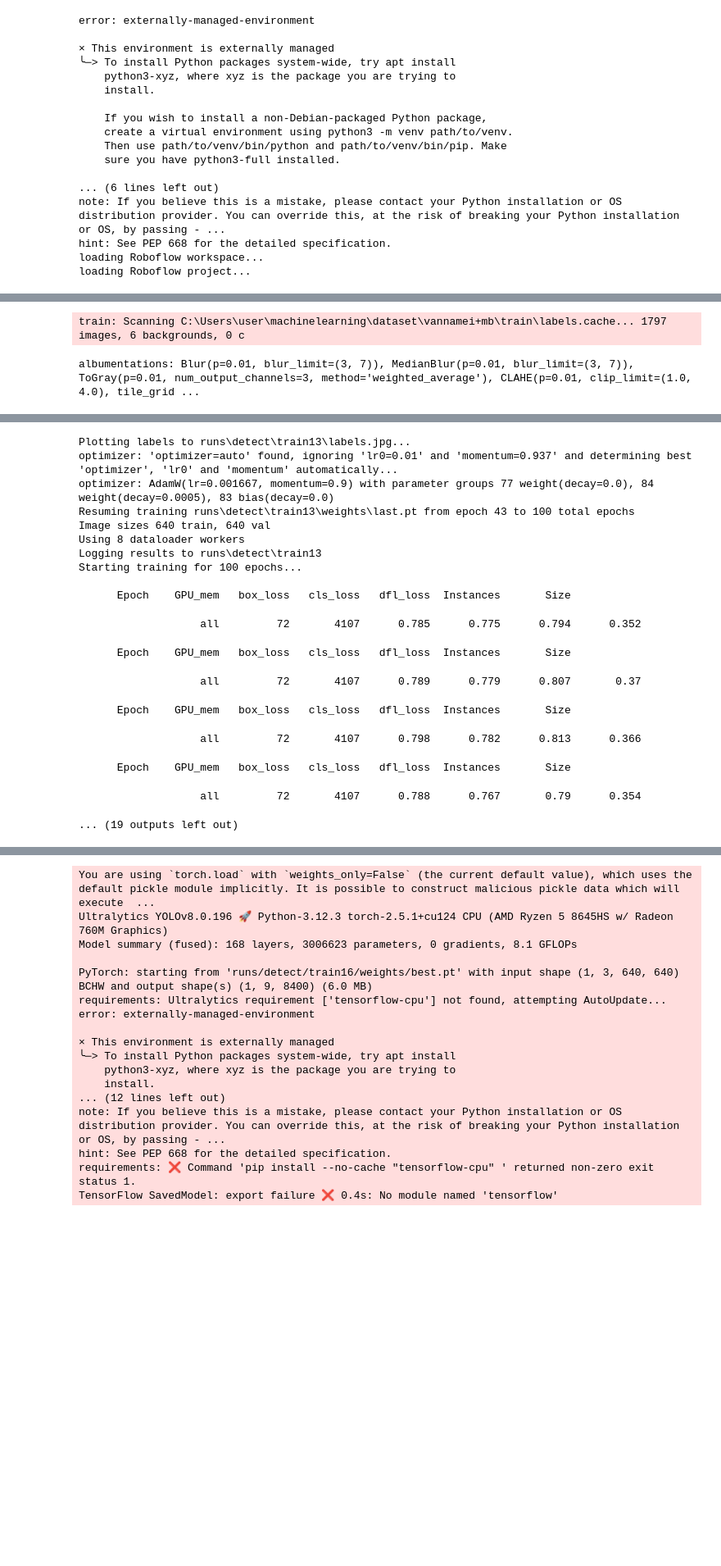
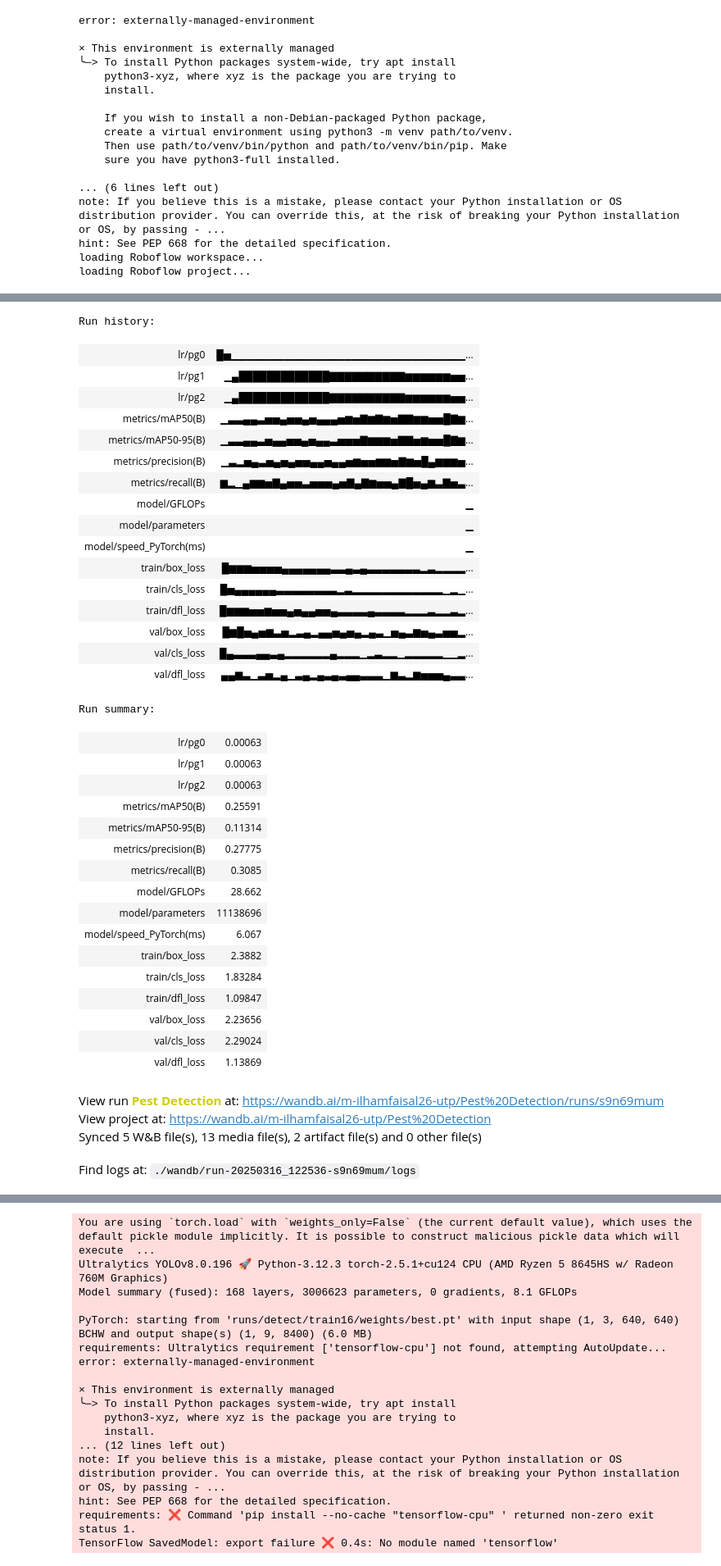
Before and after one commit to llhmm26/Pest-Detection-Yolov8, a Jupyter notebook: Modelling.ipynb, the cells around one changed output, grey strips where cells are left out. Shown at 82% size. Drawn from its saved outputs; the diff is of its cells as text; code cells hidden in the pictures; blank space fills up the shorter version.

```diff
--- a/Modelling.ipynb
+++ b/Modelling.ipynb
@@ -125,4 +186,7 @@ Find logs at: ./wandb/run-20250227_143653-uili9jxn/logs
 # %%
-model = YOLO("runs/detect/train13/weights/last.pt")
-model.train(resume=True)
+model = YOLO("runs/detect/train24/weights/best.pt")
+model.train(data="Pest-Detection-14/data.yaml",
+            epochs=100, imgsz=640, device=0, show_conf=False,
+            patience=10, batch=32, optimizer='Adam', seed=42,
+            cos_lr=True, lr0=0.001)
 # %% [output]
@@ -146,2 +211,38 @@ AMP: checks passed
-train: Scanning C:\Users\user\machinelearning\dataset\vannamei+mb\train\labels.cache... 1797 images, 6 backgrounds, 0 c
+Run history:
+| lr/pg0 | █▅▁▁▁▁▁▁▁▁▁▁▁▁▁▁▁▁▁▁▁▁▁▁▁▁▁▁▁▁▁▁▁... |
+| lr/pg1 | ▁▄█████████████▇▇▇▇▇▇▇▇▇▇▆▆▆▆▆▆▅▅... |
+| lr/pg2 | ▁▄█████████████▇▇▇▇▇▇▇▇▇▇▆▆▆▆▆▆▅▅... |
+| metrics/mAP50(B) | ▁▃▃▄▄▃▅▅▄▅▅▄▅▄▄▄▅▆▅▇▆▇▆▅▇▇▆▆▅▅█▇▆... |
+| metrics/mAP50-95(B) | ▁▃▃▄▄▃▅▄▄▅▅▄▅▄▄▃▅▅▅▇▆▆▆▅▇▇▅▆▅▅█▇▆... |
+| metrics/precision(B) | ▁▃▂▅▄▃▅▄▅▄▅▅▄▄▅▄▄▅▆▅▅▆▆▅▇▆▅█▄▆▆▆▅... |
+| metrics/recall(B) | ▆▂▁▄▆▆▅▇▄▅▅▃▅▅▅▄▅▇▄▇▆▅▅▄▇█▅▄▆▃▇▅▃... |
+| model/GFLOPs | ▁ |
+| model/parameters | ▁ |
+| model/speed_PyTorch(ms) | ▁ |
+| train/box_loss | █▆▆▆▅▅▅▅▄▄▄▄▄▄▄▃▃▄▃▄▃▃▃▃▃▃▃▂▃▂▂▂▂... |
+| train/cls_loss | █▅▄▄▄▄▄▄▃▃▃▃▃▃▃▃▂▃▂▂▂▂▂▂▂▂▂▂▂▂▁▂▁... |
+| train/dfl_loss | █▆▆▆▅▅▆▅▅▄▅▄▄▅▅▄▃▃▃▃▄▃▃▃▃▂▂▂▃▂▂▃▂... |
+| val/box_loss | █▆█▅▄▅▆▃▅▂▃▄▂▄▄▅▄▅▄▂▄▃▁▅▄▃▆▅▄▃▅▅▂... |
+| val/cls_loss | █▄▃▃▃▄▄▃▄▂▂▂▂▂▂▄▂▂▂▁▂▃▂▂▁▂▂▂▂▂▁▁▂... |
+| val/dfl_loss | ▄▄▆▃▁▃▅▂▄▁▃▄▂▄▃▄▃▄▄▃▃▃▁▆▃▂▆▅▅▅▄▃▃... |
-albumentations: Blur(p=0.01, blur_limit=(3, 7)), MedianBlur(p=0.01, blur_limit=(3, 7)), ToGray(p=0.01, num_output_channels=3, method='weighted_average'), CLAHE(p=0.01, clip_limit=(1.0, 4.0), tile_grid ...
+Run summary:
+| lr/pg0 | 0.00063 |
+| lr/pg1 | 0.00063 |
+| lr/pg2 | 0.00063 |
+| metrics/mAP50(B) | 0.25591 |
+| metrics/mAP50-95(B) | 0.11314 |
+| metrics/precision(B) | 0.27775 |
+| metrics/recall(B) | 0.3085 |
+| model/GFLOPs | 28.662 |
+| model/parameters | 11138696 |
+| model/speed_PyTorch(ms) | 6.067 |
+| train/box_loss | 2.3882 |
+| train/cls_loss | 1.83284 |
+| train/dfl_loss | 1.09847 |
+| val/box_loss | 2.23656 |
+| val/cls_loss | 2.29024 |
+| val/dfl_loss | 1.13869 |
+View run Pest Detection at: https://wandb.ai/m-ilhamfaisal26-utp/Pest%20Detection/runs/s9n69mum
+View project at: https://wandb.ai/m-ilhamfaisal26-utp/Pest%20Detection
+Synced 5 W&B file(s), 13 media file(s), 2 artifact file(s) and 0 other file(s)
+Find logs at: ./wandb/run-20250316_122536-s9n69mum/logs
@@ -149,19 +262 @@ val: Scanning C:\Users\user\machinelearning\dataset\vannamei+mb\valid\labels.cac
-Plotting labels to runs\detect\train13\labels.jpg...
-optimizer: 'optimizer=auto' found, ignoring 'lr0=0.01' and 'momentum=0.937' and determining best 'optimizer', 'lr0' and 'momentum' automatically...
-optimizer: AdamW(lr=0.001667, momentum=0.9) with parameter groups 77 weight(decay=0.0), 84 weight(decay=0.0005), 83 bias(decay=0.0)
-Resuming training runs\detect\train13\weights\last.pt from epoch 43 to 100 total epochs
-Image sizes 640 train, 640 val
-Using 8 dataloader workers
-Logging results to runs\detect\train13
-Starting training for 100 epochs...
-
-      Epoch    GPU_mem   box_loss   cls_loss   dfl_loss  Instances       Size
-                   all         72       4107      0.785      0.775      0.794      0.352
-      Epoch    GPU_mem   box_loss   cls_loss   dfl_loss  Instances       Size
-                   all         72       4107      0.789      0.779      0.807       0.37
-      Epoch    GPU_mem   box_loss   cls_loss   dfl_loss  Instances       Size
-                   all         72       4107      0.798      0.782      0.813      0.366
-      Epoch    GPU_mem   box_loss   cls_loss   dfl_loss  Instances       Size
-                   all         72       4107      0.788      0.767       0.79      0.354
-... (19 outputs left out)
 # %%
```
Also changed, not shown: parts of 15 cells of this notebook.
